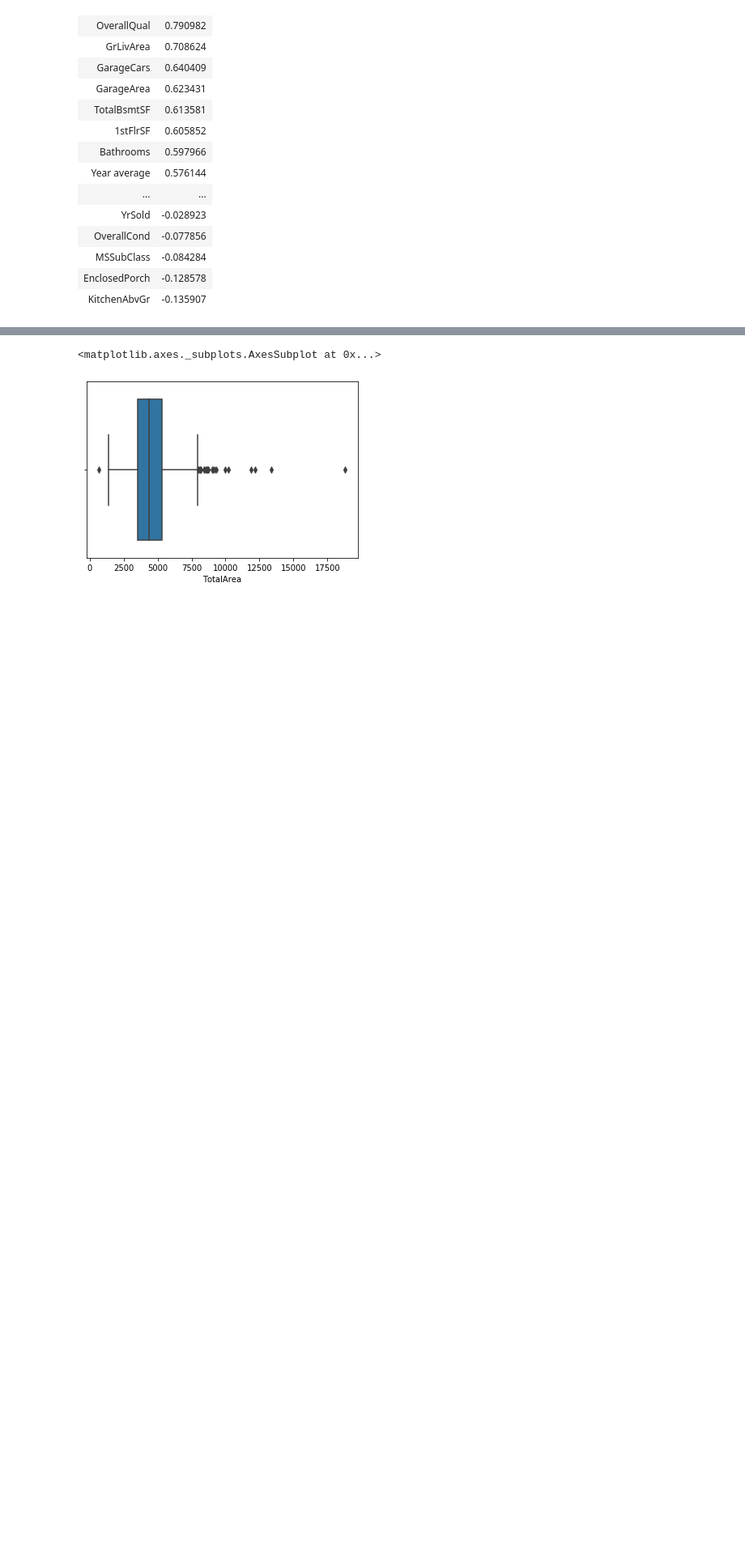
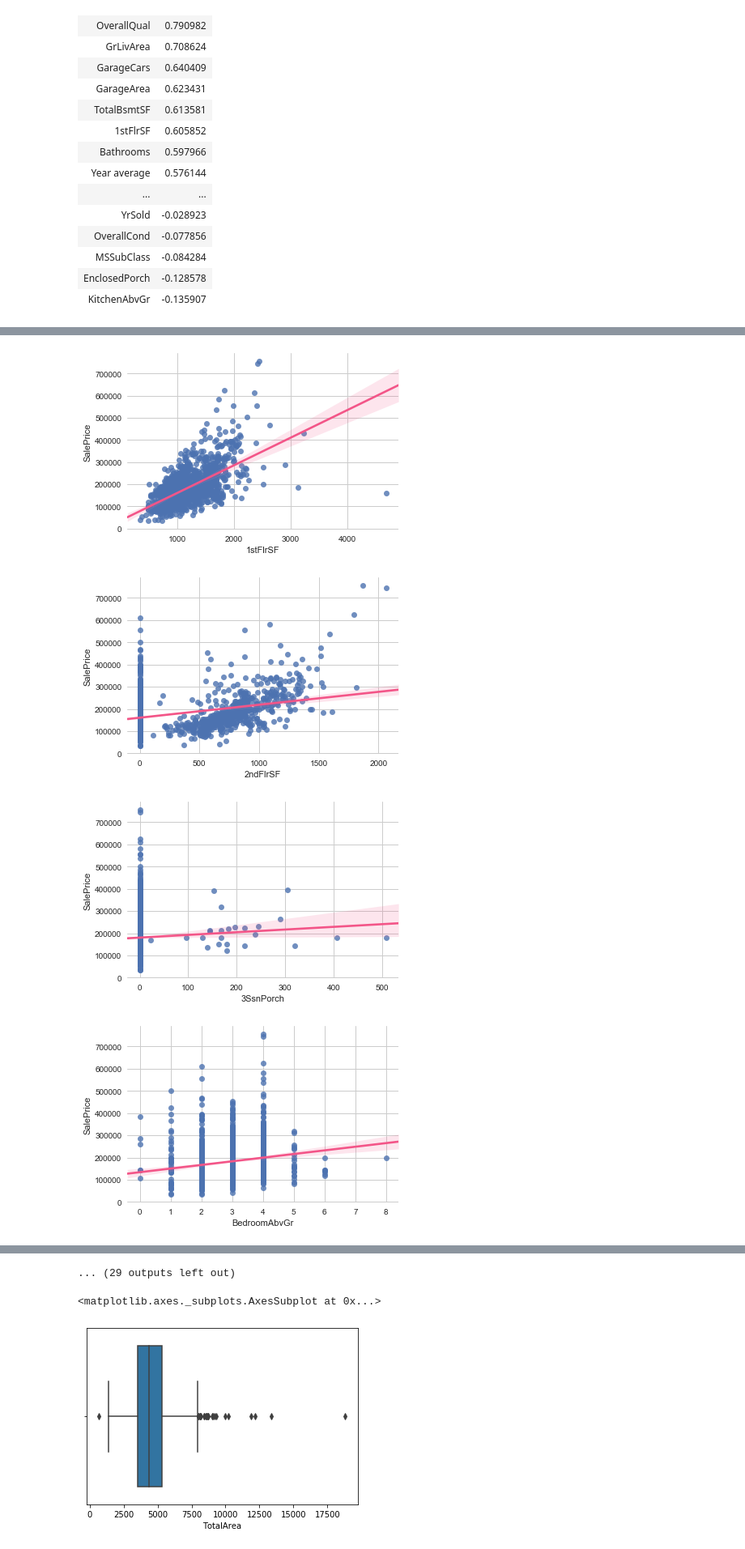
Before and after one commit to sasiss46/Springboard-dsc, a Jupyter notebook: House Price Prediciton Data Story.ipynb, the cells around one changed output, grey strips where cells are left out. Shown at 81% size. Drawn from its saved outputs; the diff is of its cells as text; code cells hidden in the pictures; blank space fills up the shorter version.

```diff
--- a/House Price Prediciton Data Story.ipynb
+++ b/House Price Prediciton Data Story.ipynb
@@ -224,0 +217,13 @@ Text(0, 0.5, 'Sale Price')
+# %%
+#Identifying columns with numerical data
+num_cols = [col for col in c_train_set.columns if c_train_set[col].dtypes in ['int64', 'float64']]
+# %%
+# PLotting the relationship between the numerical features and the target
+for col in num_cols:
+    plt.figure(figsize=(6,4))
+    sns.regplot(x=c_train_set[col], y=c_train_set['SalePrice'], line_kws={'color':'#f35588'})
+# %% [output]
+[figure, added]
+[figure, added]
+[figure, added]
+[figure, added]
@@ -225,3 +238,4 @@ Text(0, 0.5, 'Sale Price')
+... (29 outputs left out)
 # %%
 # Box plot to identify outliers in column Total Area
 sns.boxplot(c_train_set['TotalArea'])
```
Also changed, not shown: parts of 92 cells of this notebook.
